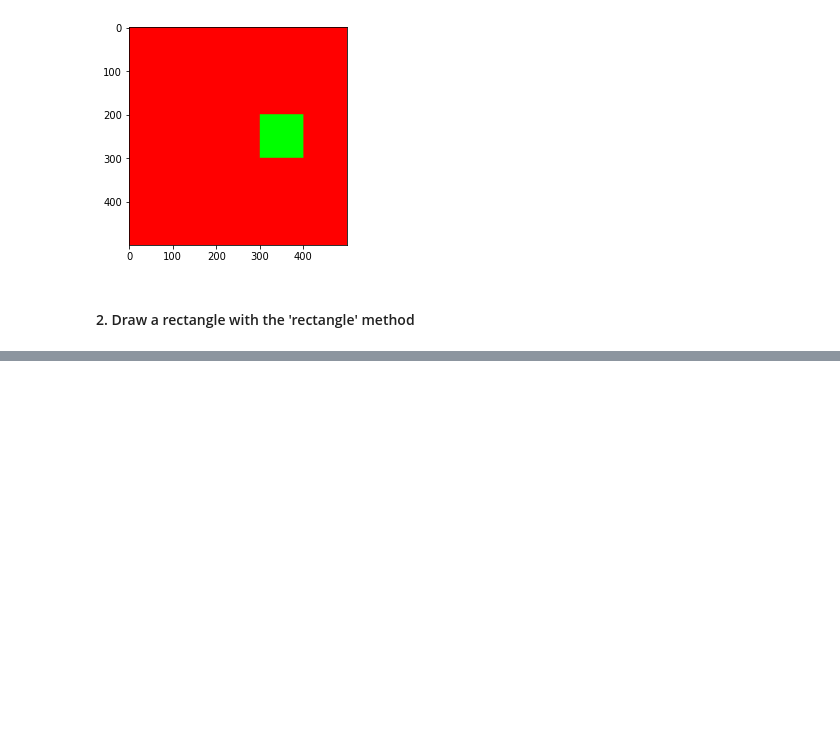
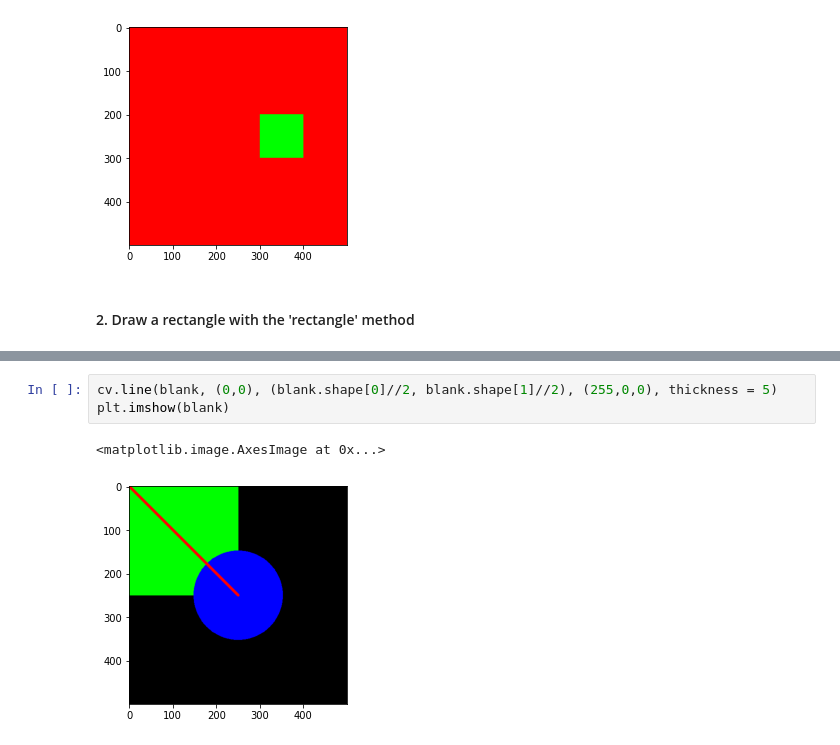
Before and after one commit to davidemariani/opencv-course, a Jupyter notebook: notes_section_1.ipynb, the cells around one changed output, grey strips where cells are left out. Cells and saved outputs as stored; diff of their text form; blank space fills up the shorter version.

```diff
--- a/notes_section_1.ipynb
+++ b/notes_section_1.ipynb
@@ -173,0 +234,6 @@ plt.imshow(blank)
+# %%
+cv.line(blank, (0,0), (blank.shape[0]//2, blank.shape[1]//2), (255,0,0), thickness = 5)
+plt.imshow(blank)
+# %% [output]
+<matplotlib.image.AxesImage at 0x...>
+[figure, added]
```
Also changed, not shown: parts of 22 cells of this notebook.
